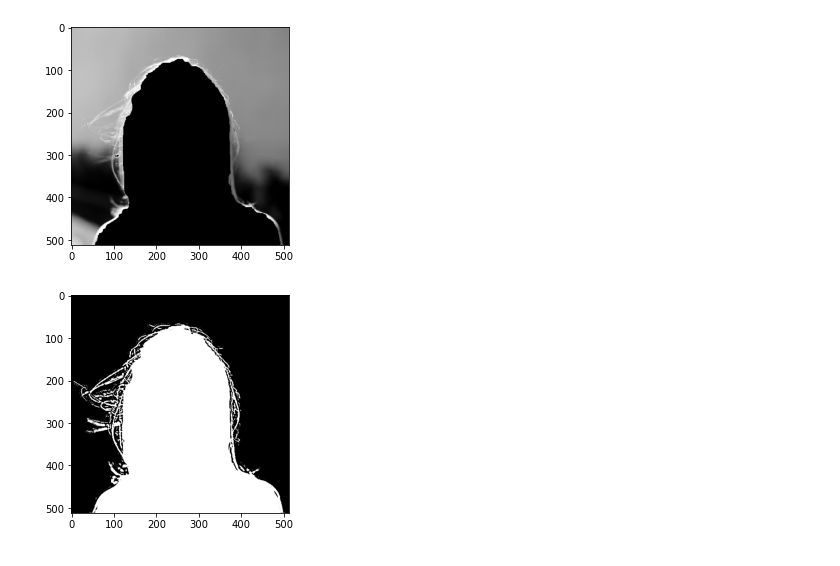
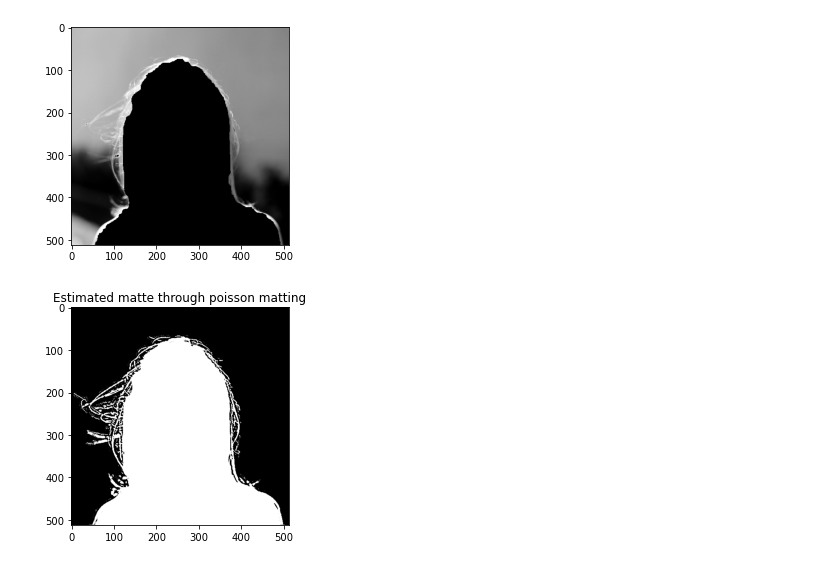
Before and after one commit to avani17101/Poisson-Matting, a Jupyter notebook: src/Global_Matting.ipynb, the cells around one changed output. Drawn from its saved outputs; the diff is of its cells as text; code cells hidden in the pictures.

```diff
--- a/src/Global_Matting.ipynb
+++ b/src/Global_Matting.ipynb
@@ -144,6 +144,7 @@ alpha = global_alpha_matting(estimate_alpha,d2alpha,mask_unknown, iters= 50, thr
 alpha = np.minimum(np.maximum(alpha,0),1)
 # %%
 plt.imshow(alpha,cmap='gray')
+plt.title('Estimated matte through poisson matting')
 plt.show()
 # %% [output]
-[figure, old version]
+[figure, new version]
```
Also changed, not shown: parts of 6 cells of this notebook.
